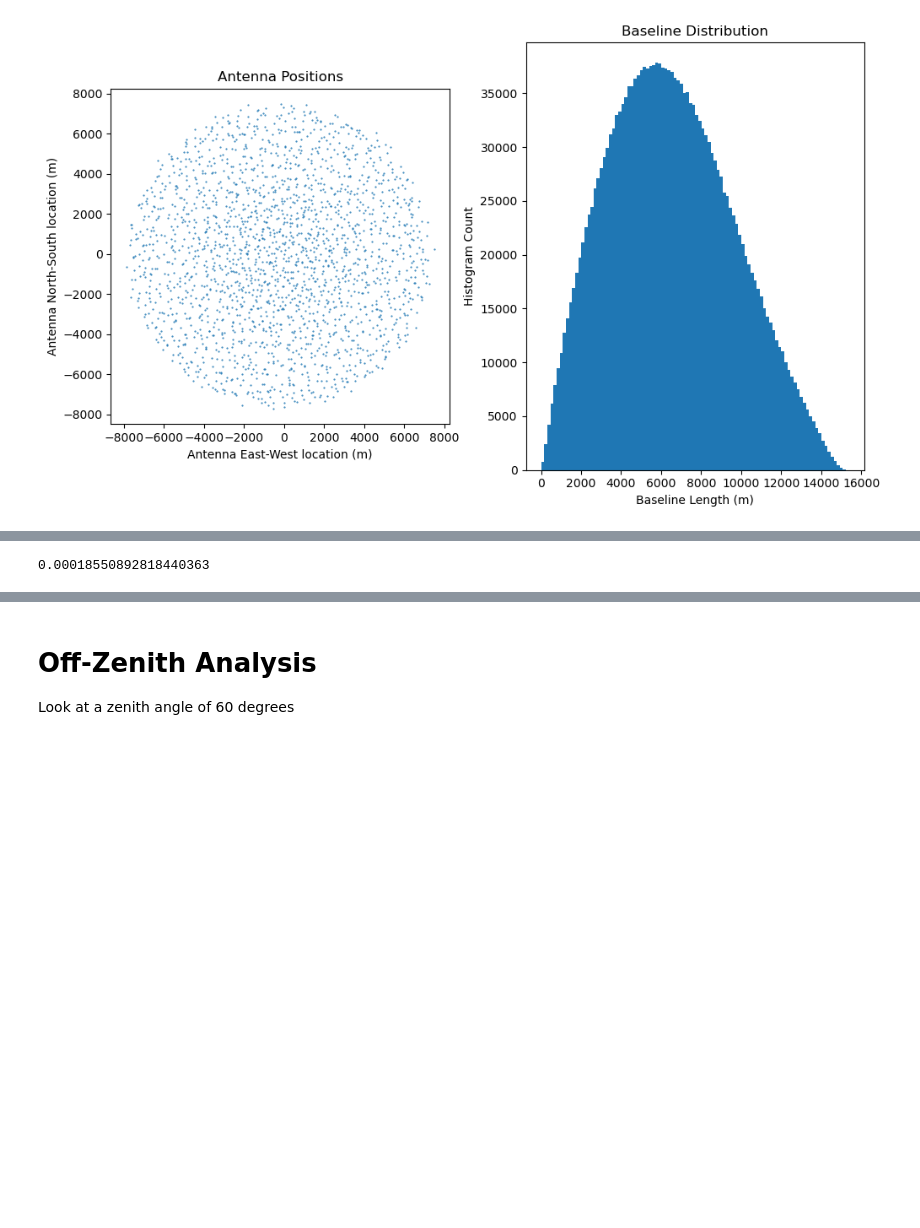
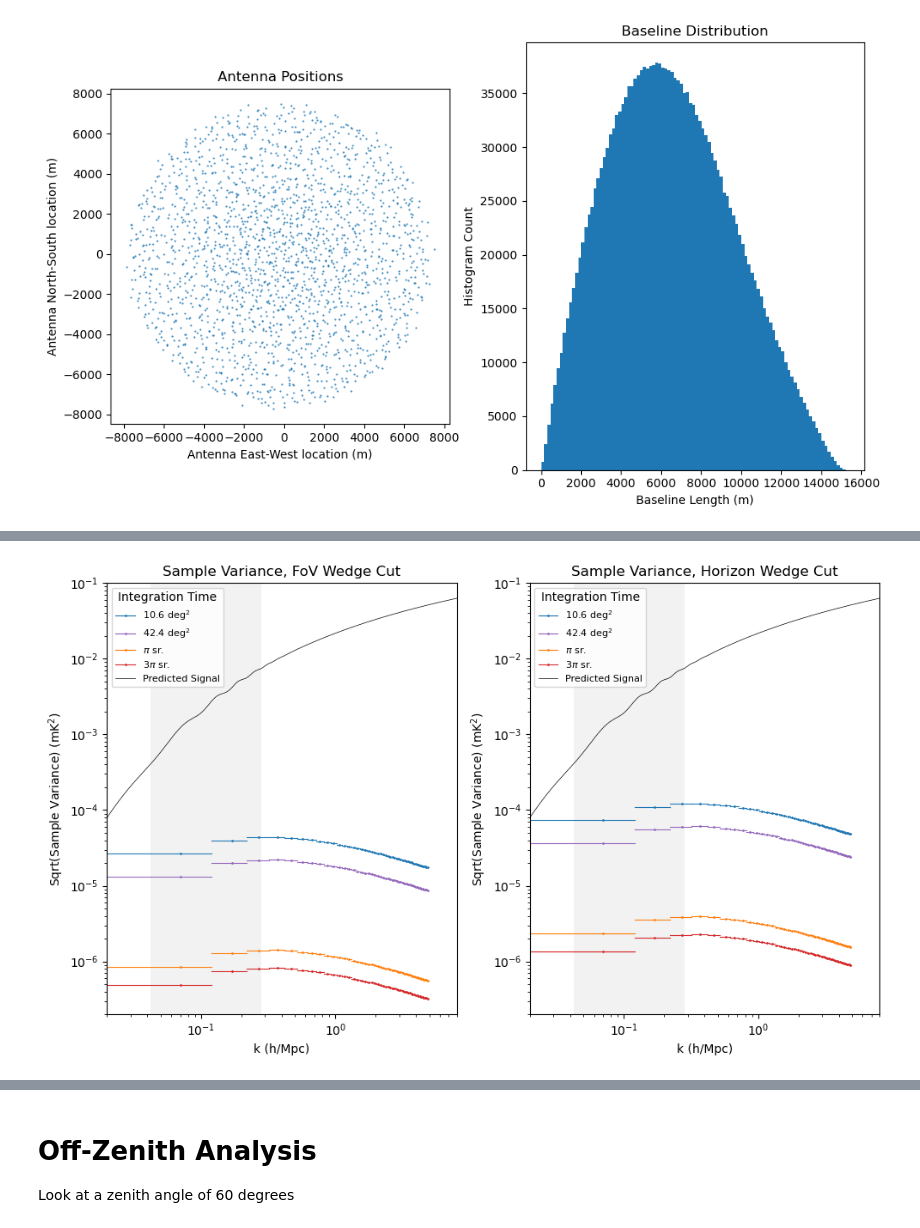
Before and after one commit to rlbyrne/PSsensitivity, a Jupyter notebook: plot_DSA2000_sensitivity.ipynb, the cells around one changed output, grey strips where cells are left out. Cells and saved outputs as stored; diff of their text form; code cells hidden in the pictures; blank space fills up the shorter version.

```diff
--- a/plot_DSA2000_sensitivity.ipynb
+++ b/plot_DSA2000_sensitivity.ipynb
@@ -264,6 +286,15 @@ plt.show()
 # %%
-uv_extent = 4000
-binned_ps_sample_variance = array_sensitivity.get_sample_variance(
+binned_ps_sample_variance_horizon_cut = array_sensitivity.get_sample_variance(
+    ps_model,  # Units mK^2
+    model_k_axis,  # Units h/Mpc
+    field_of_view_deg2=field_of_view_deg2,
+    min_freq_hz=min_freq_hz,
+    max_freq_hz=max_freq_hz,
+    freq_resolution_hz=freq_resolution_hz,
+    k_bin_edges=bin_edges,
+    wedge_extent_deg=90.0,
+)
+binned_ps_sample_variance_fov_cut = array_sensitivity.get_sample_variance(
     ps_model,  # Units mK^2
     model_k_axis,  # Units h/Mpc
     field_of_view_deg2=field_of_view_deg2,
@@ -366,4 +314,62 @@ print(brightness_temp_z1)
-# %%
-brightness_temp_z1**2. / .01 * .1**3 / 2 / np.pi**2
-# %% [output]
-0.00018550892818440363
+# %%
+plot_fov_deg = [10.6, 42.4, np.pi*(180/np.pi)**2., 3*np.pi*(180/np.pi)**2.]
+colors = ['tab:blue', 'tab:purple', 'tab:orange', 'tab:red']
+legend_labels = [
+    "10.6 deg$^2$",
+    "42.4 deg$^2$",
+    "$\pi$ sr.",
+    "3$\pi$ sr.",
+    "Predicted Signal",
+]
+xrange = [2e-2, 8]
+yrange = [2e-7, 1e-1]
+
+legend_lines = [Line2D([0], [0], linewidth=0.8, marker="o", markersize=1, color=color) for color in colors]
+legend_lines = legend_lines + [Line2D([0], [0], linewidth=0.5, marker="none", color="black")]
+
+fig, ax = plt.subplots(nrows=1, ncols=2, figsize=(10,6))
+
+for wedge_cut_ind in range(2):
+    if wedge_cut_ind == 0:
+        use_binned_ps_sample_variance = binned_ps_sample_variance_fov_cut
+        title = "Sample Variance, FoV Wedge Cut"
+    else:
+        use_binned_ps_sample_variance = binned_ps_sample_variance_horizon_cut
+        title = "Sample Variance, Horizon Wedge Cut"
+
+    # Plot theory line
+    ax[wedge_cut_ind].plot(model_k_axis, ps_model, color="black", marker="none", linewidth=0.5)
+
+    # Plot BAO scales
+    ax[wedge_cut_ind].fill_between(bao_scales_k, [yrange[0], yrange[0]], [yrange[1], yrange[1]], color="grey", alpha=.1, linewidth=0)
+
+    for fov_ind, use_fov in enumerate(plot_fov_deg):
+        plot_vals = np.sqrt(use_binned_ps_sample_variance * field_of_view_deg2 / use_fov)
+        ax[wedge_cut_ind].plot(
+            (bin_edges[:-1] + bin_edges[1:]) / 2,
+            plot_vals,
+            marker="o", markersize=1, linewidth=0,
+            color=colors[fov_ind],
+        )
+        for bin_ind in range(len(plot_vals)):
+            ax[wedge_cut_ind].plot(
+                [bin_edges[bin_ind], bin_edges[bin_ind + 1]],
+                [plot_vals[bin_ind], plot_vals[bin_ind]],
+                marker="none",
+                linewidth=0.8,
+                color=colors[fov_ind],
+            )
+    ax[wedge_cut_ind].set_yscale("log")
+    ax[wedge_cut_ind].set_xscale("log")
+    ax[wedge_cut_ind].set_xlim(xrange)
+    ax[wedge_cut_ind].set_ylim(yrange)
+    ax[wedge_cut_ind].set_xlabel("k (h/Mpc)")
+    ax[wedge_cut_ind].set_ylabel("Sqrt(Sample Variance) (mK$^2$)")
+    ax[wedge_cut_ind].legend(legend_lines, legend_labels, prop={'size': 8}, title="Integration Time")
+    ax[wedge_cut_ind].set_title(title)
+
+plt.tight_layout()
+plt.savefig("plots/sample_stddev.png")
+plt.show()
+# %% [output]
+[figure, added]
```
Also changed, not shown: parts of 24 cells of this notebook, 5 other files.
